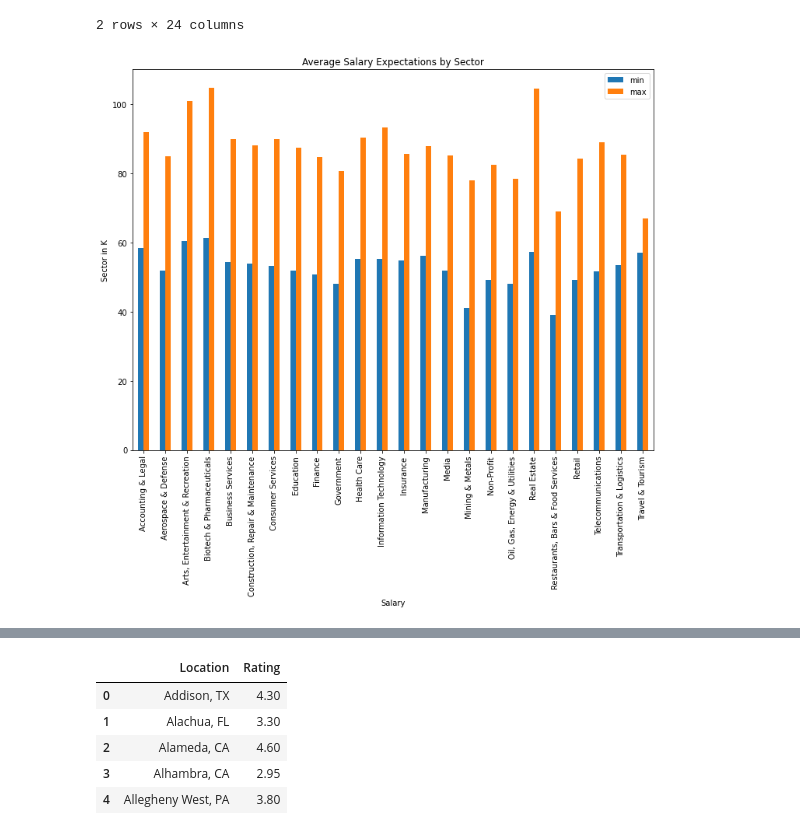
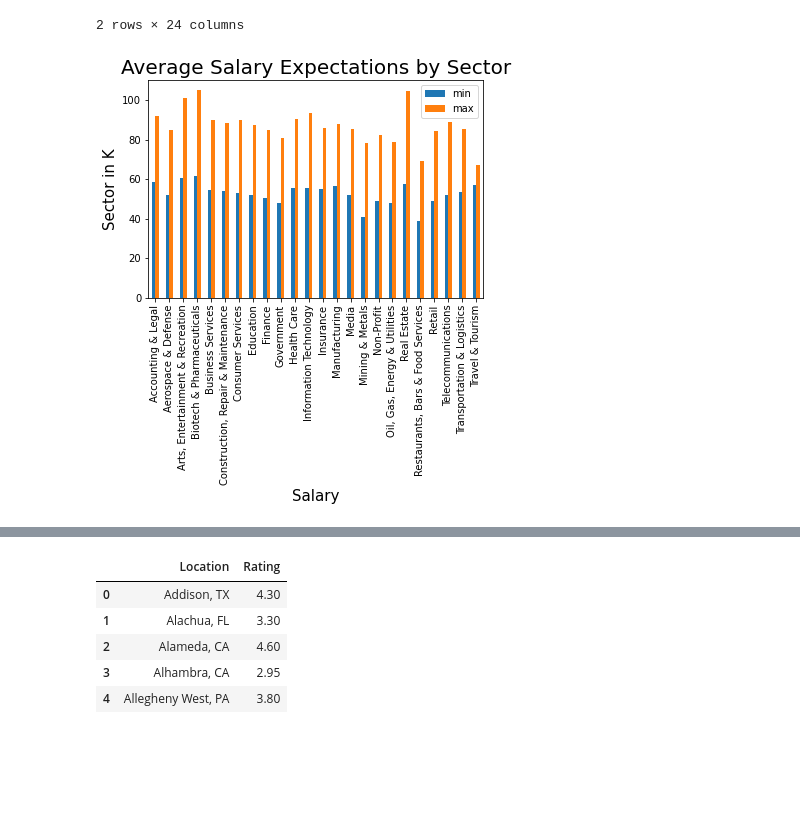
Before and after one commit to blaylockmatt/DataAnalystJobProspects, a Jupyter notebook: DataAnalystJobs-Monicah.ipynb, the cells around one changed output, grey strips where cells are left out. Saved outputs shown, nothing was run; the diff lists cells and outputs as text; code cells hidden in the pictures; blank space fills up the shorter version.

```diff
--- a/DataAnalystJobs-Monicah.ipynb
+++ b/DataAnalystJobs-Monicah.ipynb
@@ -27,7 +35,13 @@ old_data = pd.read_csv(file1)
 # Clean DataSet
 # %%
 #Remove Unnamed Column
-data = old_data.drop(columns=['Unnamed: 0', 'Job Description', 'Headquarters', 'Founded', 'Competitors', 'Revenue', "Easy Apply"])
+data = old_data.drop(columns=['Unnamed: 0',
+
+                              'Headquarters',
+                              'Founded',
+                              'Competitors',
+                              'Revenue',
+                              "Easy Apply"])
 # %%
 #Remove missing values. Replace all missing values in dataset
 #data.dropna(inplace = True) only returns 28 values
@@ -276,14 +367,14 @@ df
 # %%
 # Plot.
 pd.concat(
     [df.min().rename('min'),
      df.max().rename('max')],
     axis=1).plot.bar()
 
-plt.title("Average Salary Expectations by Sector")
-plt.xlabel("Salary")
-plt.ylabel("Sector in K")
+plt.title("Average Salary Expectations by Sector", fontsize=20)
+plt.xlabel("Salary", fontsize=15)
+plt.ylabel("Sector in K", fontsize=15)
 plt.savefig('../DataAnalystJobProspects/visualizations/SalarybySector.png', bbox_inches="tight")
 plt.show()
 # %% [output]
-[figure, old version]
+[figure, new version]
```
Also changed, not shown: parts of 23 cells of this notebook, 15 other files.
